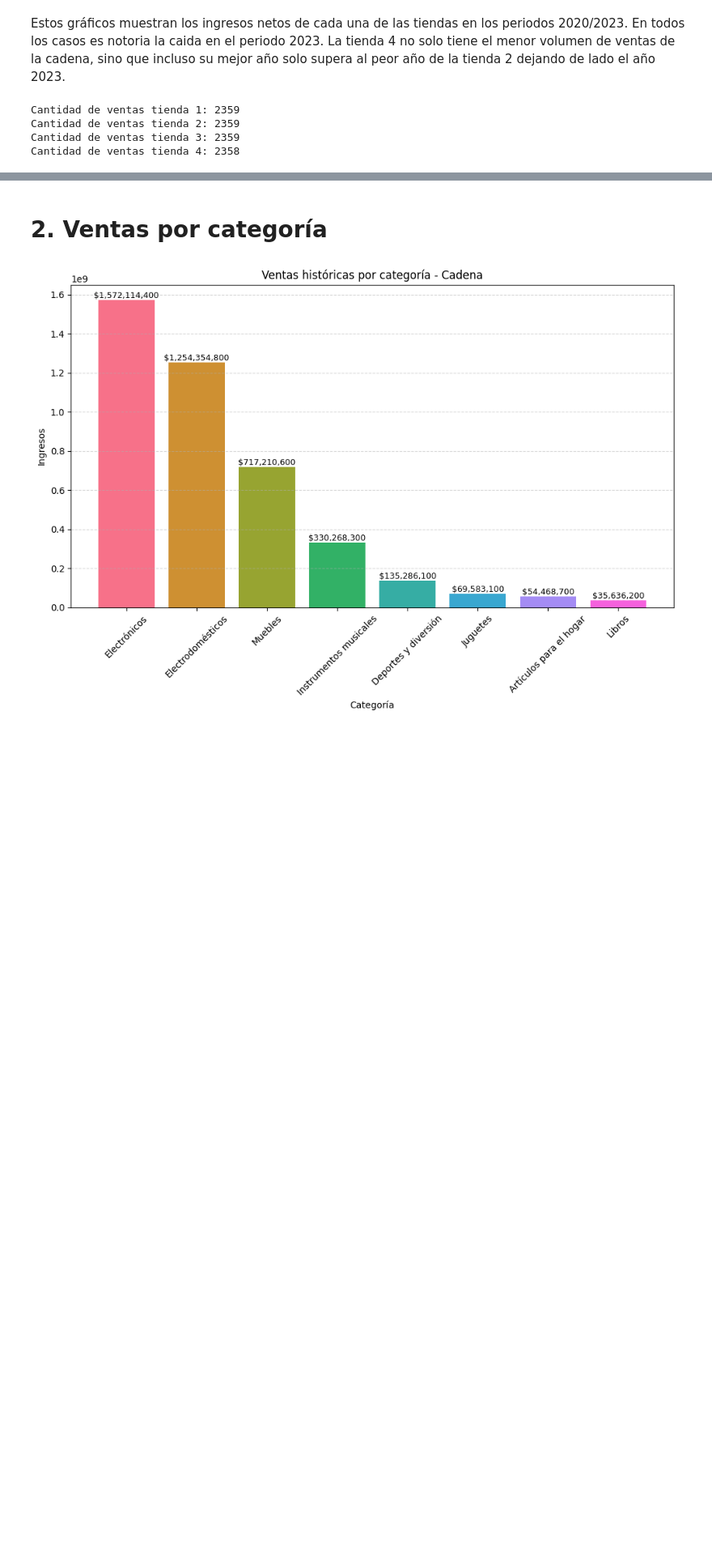
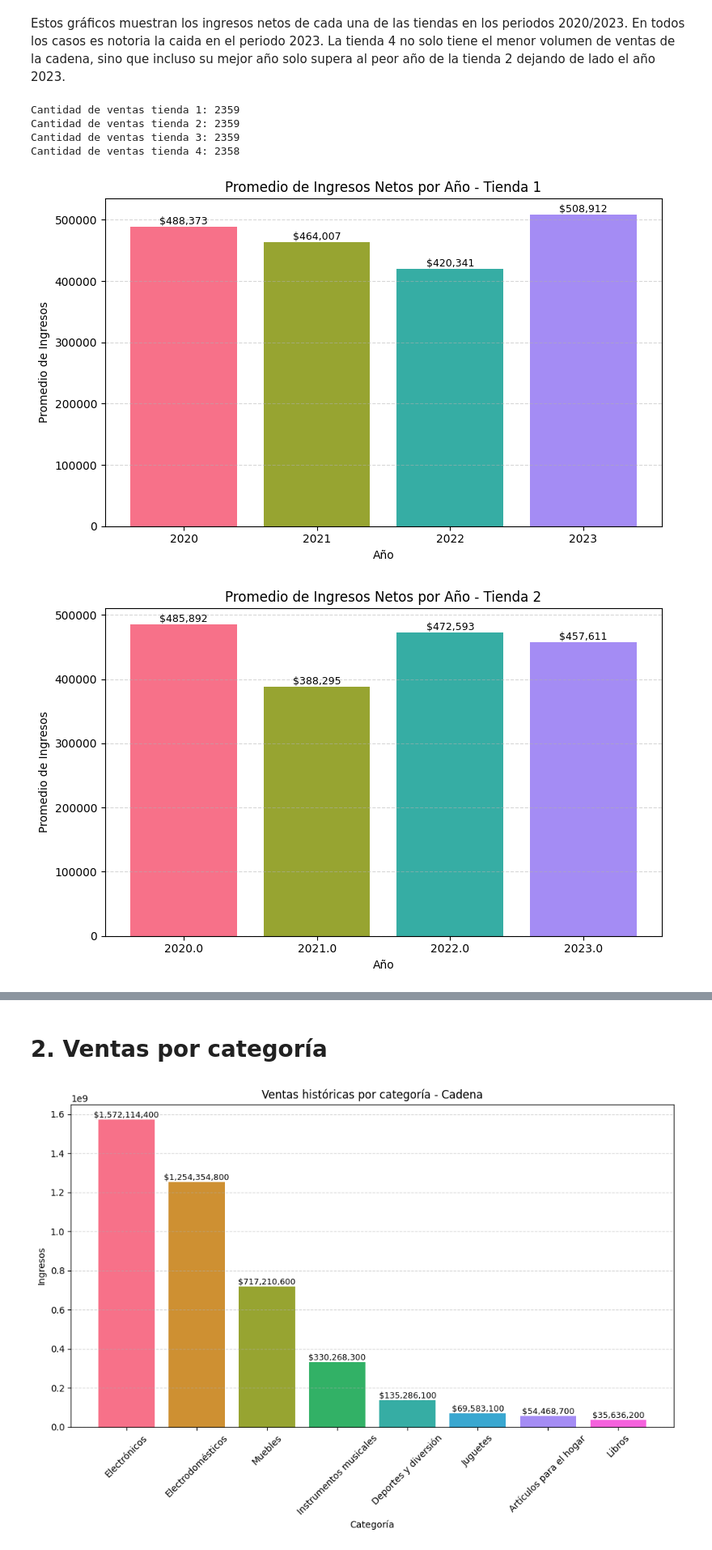
Before and after one commit to marsavil/challenge_1_ONE, a Jupyter notebook: AluraStoreLatam.ipynb, the cells around one changed output, grey strips where cells are left out. Shown at 81% size. Saved outputs shown, nothing was run; the diff lists cells and outputs as text; code cells hidden in the pictures; blank space fills up the shorter version.

Commit message:
promedio por año

```diff
--- a/AluraStoreLatam.ipynb
+++ b/AluraStoreLatam.ipynb
@@ -128,3 +128,40 @@ Cantidad de ventas tienda 1: 2359
 Cantidad de ventas tienda 2: 2359
 Cantidad de ventas tienda 3: 2359
 Cantidad de ventas tienda 4: 2358
+# %%
+def promedio_ventas_año(df, nombre):
+  # Asegurarse de que la fecha sea datetime
+  df['Fecha de Compra'] = pd.to_datetime(df['Fecha de Compra'], errors='coerce')
+
+  # Crear columnas necesarias
+  df['Ingresos Netos'] = df['Precio'] - df['Costo de envío']
+  df['Año'] = df['Fecha de Compra'].dt.year
+
+  # Agrupar por año y sacar el promedio de ingresos por año
+  promedio_por_año = df.groupby('Año')['Ingresos Netos'].mean()
+
+  # Graficar
+  colors = sns.color_palette("husl", len(promedio_por_año))
+  años = promedio_por_año.index.astype(str)
+  ingresos = promedio_por_año.values
+
+  plt.figure(figsize=(8,5))
+  plt.bar(años, ingresos, color=colors)
+  plt.title(f'Promedio de Ingresos Netos por Año - {nombre}')
+  plt.ylabel('Promedio de Ingresos')
+  plt.xlabel('Año')
+  for i, valor in enumerate(ingresos):
+    plt.text(i, valor, f"${valor:,.0f}", ha='center', va='bottom', fontsize=9)
+  plt.grid(axis='y', linestyle='--', alpha=0.5)
+  plt.tight_layout()
+  plt.show()
+
+
+
+promedio_ventas_año(tienda, "Tienda 1")
+promedio_ventas_año(tienda2, "Tienda 2")
+promedio_ventas_año(tienda3, "Tienda 3")
+promedio_ventas_año(tienda4, "Tienda 4")
+# %% [output]
+[figure, added]
+[figure, added]
```
Also changed, not shown: parts of 1 cell of this notebook.
